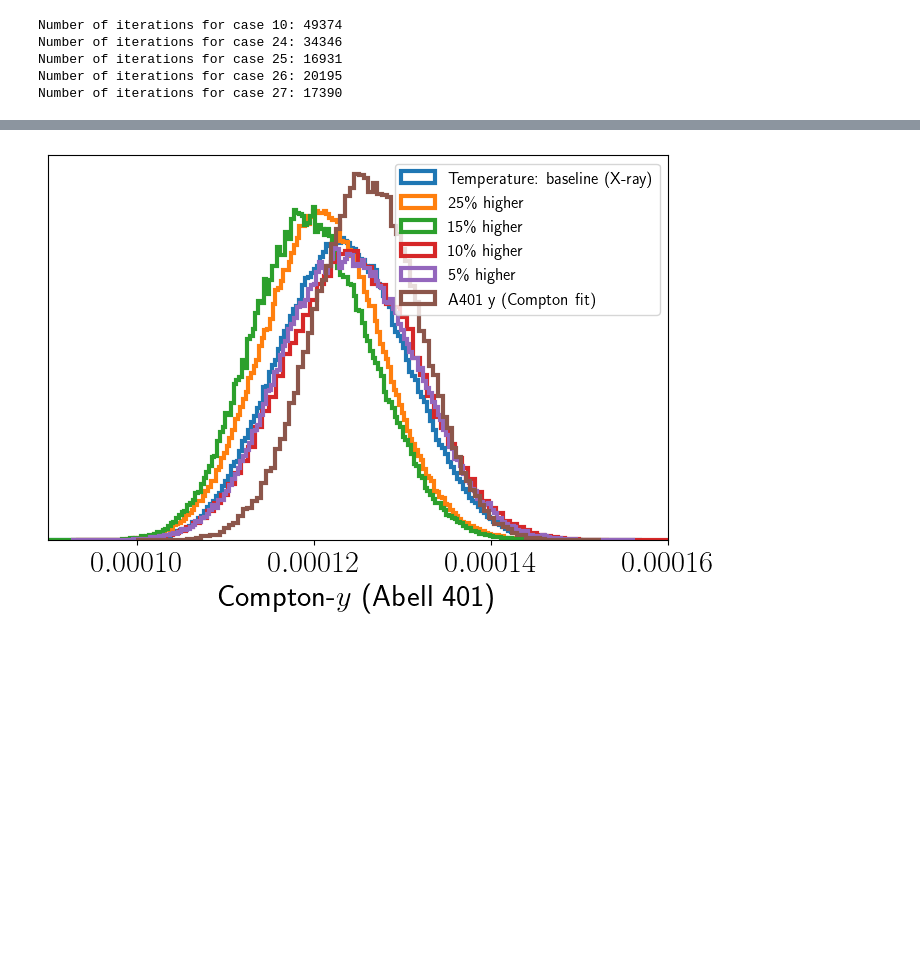
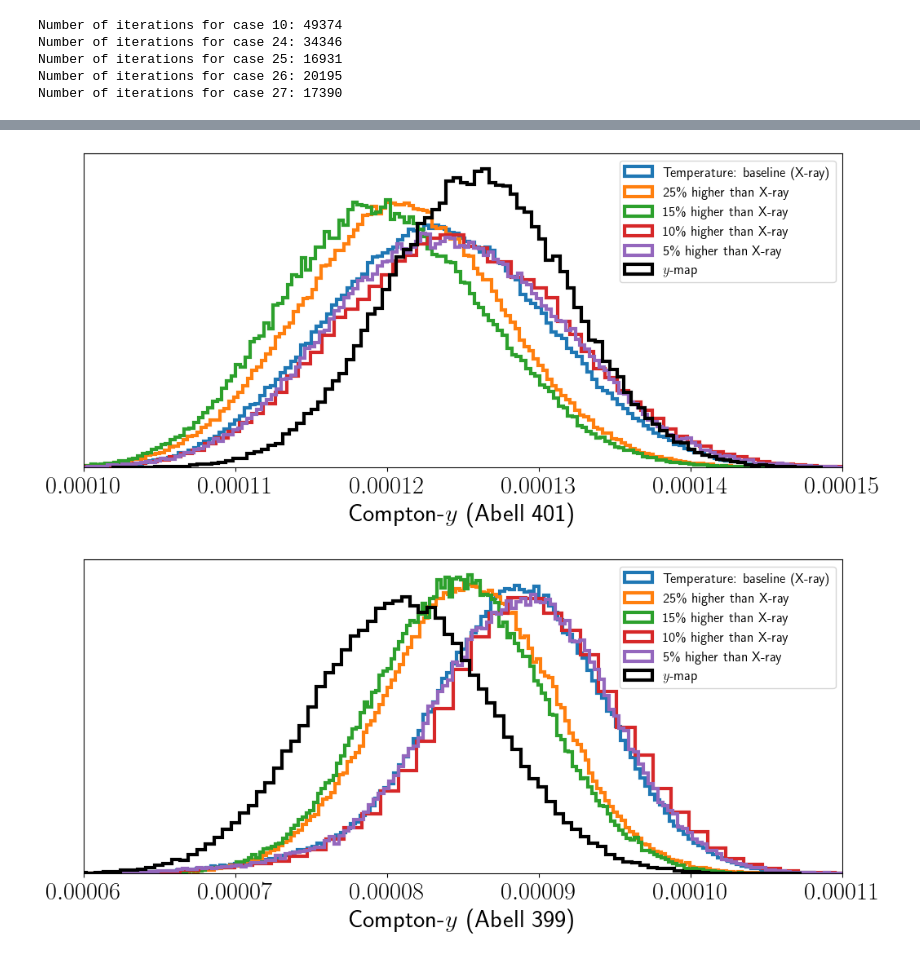
Before and after one commit to guanyilun/multi-freq-bridge, a Jupyter notebook: notebooks/result_compare.ipynb, the cells around one changed output, grey strips where cells are left out. Cells and saved outputs as stored; diff of their text form; code cells hidden in the pictures; blank space fills up the shorter version.

```diff
--- a/notebooks/result_compare.ipynb
+++ b/notebooks/result_compare.ipynb
@@ -30,3 +30,8 @@ from astropy.coordinates import SkyCoord
 import astropy.units as u
 
 import utils as ut
+
+
+# latex font
+plt.rc('text', usetex=True)
+plt.rc('font', family='sans-serif', size=22)
@@ -423,26 +431,62 @@ y_fil_mean: 0.0000148 vs 0.0000110 | Diff: 1.38 σ
 # %%
 # plot the y distributions for each case
 case_labels = ["Temperature: baseline (X-ray)",
-               r"25\% higher",
-               r"15\% higher",
-               r"10\% higher",
-               r"5\% higher"]
+               r"25\% higher than X-ray",
+               r"15\% higher than X-ray",
+               r"10\% higher than X-ray",
+               r"5\% higher than X-ray"]
 
 
-plt.figure(figsize=(8, 5))
+plt.figure(figsize=(12
+                    , 5))
 plt.hist(a401_y_vector_case10, bins=200, alpha=1, label=case_labels[0], density=True, histtype='step', lw=3)
 plt.hist(a401_y_vector_case24, bins=200, alpha=1, label=case_labels[1], density=True, histtype='step', lw=3)
 plt.hist(a401_y_vector_case25, bins=200, alpha=1, label=case_labels[2], density=True, histtype='step', lw=3)
 plt.hist(a401_y_vector_case26, bins=200, alpha=1, label=case_labels[3], density=True, histtype='step', lw=3)
 plt.hist(a401_y_vector_case27, bins=200, alpha=1, label=case_labels[4], density=True, histtype='step', lw=3)
 plt.hist(np.random.normal(compton_y_fits['y_a401_mean'], compton_y_fits['y_a401_std'], 100000),
-         histtype='step',
-         bins=100, alpha=1, label='A401 y (Compton fit)', density=True, lw=3)
+         histtype='step', color='black', linestyle='-',
+         bins=100, alpha=1, label='$y$-map', density=True, lw=3)
 plt.xlabel('Compton-$y$ (Abell 401)')
 plt.legend(fontsize=12)
 plt.gca().set_yticks([])
 #plt.savefig("compton_y_a401_distributions.png", bbox_inches='tight')
-plt.xlim(0.00009, 0.00016)
+plt.xlim(0.0001, 0.00015)
 plt.show()
+
+# plot the y distributions for A399
+plt.figure(figsize=(12, 5))
+plt.hist(a399_y_vector_case10, bins=200, alpha=1, label=case_labels[0], density=True, histtype='step', lw=3)
+plt.hist(a399_y_vector_case24, bins=200, alpha=1, label=case_labels[1], density=True, histtype='step', lw=3)
+plt.hist(a399_y_vector_case25, bins=200, alpha=1, label=case_labels[2], density=True, histtype='step', lw=3)
+plt.hist(a399_y_vector_case26, bins=200, alpha=1, label=case_labels[3], density=True, histtype='step', lw=3)
+plt.hist(a399_y_vector_case27, bins=200, alpha=1, label=case_labels[4], density=True, histtype='step', lw=3)
+plt.hist(np.random.normal(compton_y_fits['y_a399_mean'], compton_y_fits['y_a399_std'], 100000),
+         histtype='step',
+         bins=100, alpha=1, label='$y$-map', density=True, lw=3, color='black', linestyle='-')
+plt.xlabel('Compton-$y$ (Abell 399)')
+plt.legend(fontsize=12)
+plt.gca().set_yticks([])
+#plt.savefig("compton_y_a399_distributions.png", bbox_inches='tight')
+plt.xlim(0.00006, 0.00011)
+plt.show()
+
+# plot the y distributions for Filament
+plt.figure(figsize=(12, 5))
+plt.hist(fil_y_vector_case10, bins=200, alpha=1, label=case_labels[0], density=True, histtype='step', lw=3)
+plt.hist(fil_y_vector_case24, bins=200, alpha=1, label=case_labels[1], density=True, histtype='step', lw=3)
+plt.hist(fil_y_vector_case25, bins=200, alpha=1, label=case_labels[2], density=True, histtype='step', lw=3)
+plt.hist(fil_y_vector_case26, bins=200, alpha=1, label=case_labels[3], density=True, histtype='step', lw=3)
+plt.hist(fil_y_vector_case27, bins=200, alpha=1, label=case_labels[4], density=True, histtype='step', lw=3)
+plt.hist(np.random.normal(compton_y_fits['y_fil_mean'], compton_y_fits['y_fil_std'], 100000),
+         histtype='step',
+         bins=100, alpha=1, label='$y$-map', density=True, lw=3, color='black', linestyle='-')
+plt.xlabel('Compton-$y$ (Filament)')
+plt.legend(fontsize=12)
+plt.gca().set_yticks([])
+#plt.savefig("compton_y_filament_distributions.png", bbox_inches='tight')
+plt.xlim(0.000004, 0.000025)
+plt.show()
 # %% [output]
-[figure, old version]
+[figure, new version]
+[figure, added]
```
Also changed, not shown: parts of 8 cells of this notebook, 3 other files.
